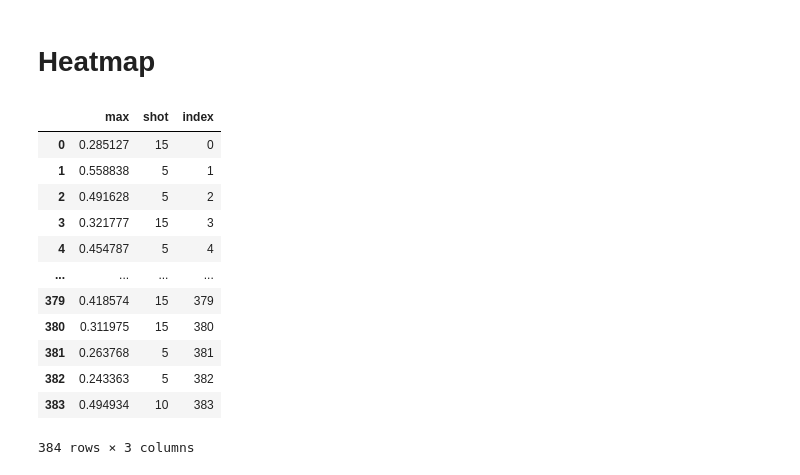
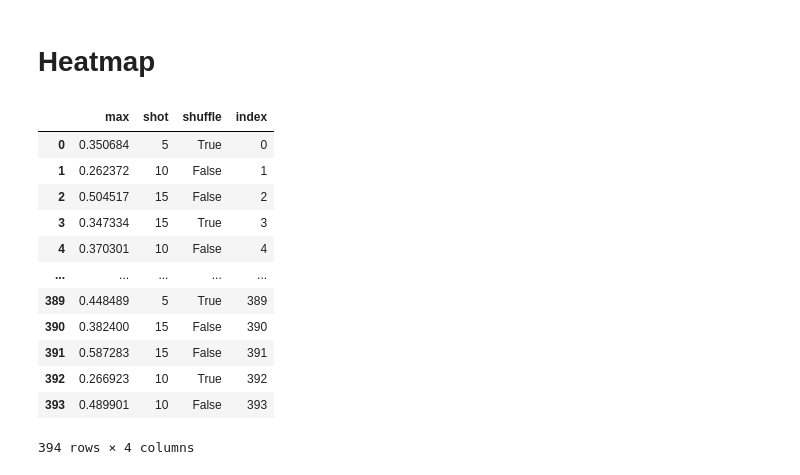
Before and after one commit to thomas-phillips/honours-research, a Jupyter notebook: src/graphing.ipynb, the cells around one changed output. Saved outputs shown, nothing was run; the diff lists cells and outputs as text; code cells hidden in the pictures.

```diff
--- a/src/graphing.ipynb
+++ b/src/graphing.ipynb
@@ -127,7 +249,7 @@ fig.show()
 query = """
 with cnn_top as (
 select
-    max(cr.value) as max, cd.shot
+    max(cr.value) as max, cd.shot as shot, cd.shuffle as shuffle
 from
     model m
     join epoch e on m.id = e.model_id
@@ -135,47 +257,53 @@ from
     join cnn_data cd on m.id = cd.model_id
 where
     cr.type = 'Accuracy' and cd.shot is not null
 group by
-    m.id, cd.shot
+    m.id, cd.shot, cd.shuffle
 ),
 maml_top as (
 select
-    max(mr.accuracy) as max
+    max(mr.accuracy) as max, md.k_spt as shot
 from
     model m
     join epoch e on m.id = e.model_id
     join maml_step ms on e.id = ms.epoch_id
     join maml_update_acc mr on ms.id = mr.maml_step_id
+    join maml_data md on m.id = md.model_id
 group by
-    m.id
+    m.id, md.k_spt
 )
 select
-    *
+    max, shot, shuffle
 from
     cnn_top
+union
+select
+    max, shot, null as shuffle
+from
+    maml_top
 """
 
 
 columns, rows = query_database(query)
 
 df = pd.DataFrame(rows, columns=columns)
 
 df["index"] = df.index
 df["max"] = df["max"].astype(float)
 df["shot"] = df["shot"].astype(int)
 
 df
 # %% [output]
-|  | max | shot | index |
-| 0 | 0.285127 | 15 | 0 |
-| 1 | 0.558838 | 5 | 1 |
-| 2 | 0.491628 | 5 | 2 |
-| 3 | 0.321777 | 15 | 3 |
-| 4 | 0.454787 | 5 | 4 |
-| ... | ... | ... | ... |
-| 379 | 0.418574 | 15 | 379 |
-| 380 | 0.311975 | 15 | 380 |
-| 381 | 0.263768 | 5 | 381 |
-| 382 | 0.243363 | 5 | 382 |
-| 383 | 0.494934 | 10 | 383 |
+|  | max | shot | shuffle | index |
+| 0 | 0.350684 | 5 | True | 0 |
+| 1 | 0.262372 | 10 | False | 1 |
+| 2 | 0.504517 | 15 | False | 2 |
+| 3 | 0.347334 | 15 | True | 3 |
+| 4 | 0.370301 | 10 | False | 4 |
+| ... | ... | ... | ... | ... |
+| 389 | 0.448489 | 5 | True | 389 |
+| 390 | 0.382400 | 15 | False | 390 |
+| 391 | 0.587283 | 15 | False | 391 |
+| 392 | 0.266923 | 10 | True | 392 |
+| 393 | 0.489901 | 10 | False | 393 |
-384 rows × 3 columns
+394 rows × 4 columns
```
Also changed, not shown: parts of 25 cells of this notebook, 2 other files.
